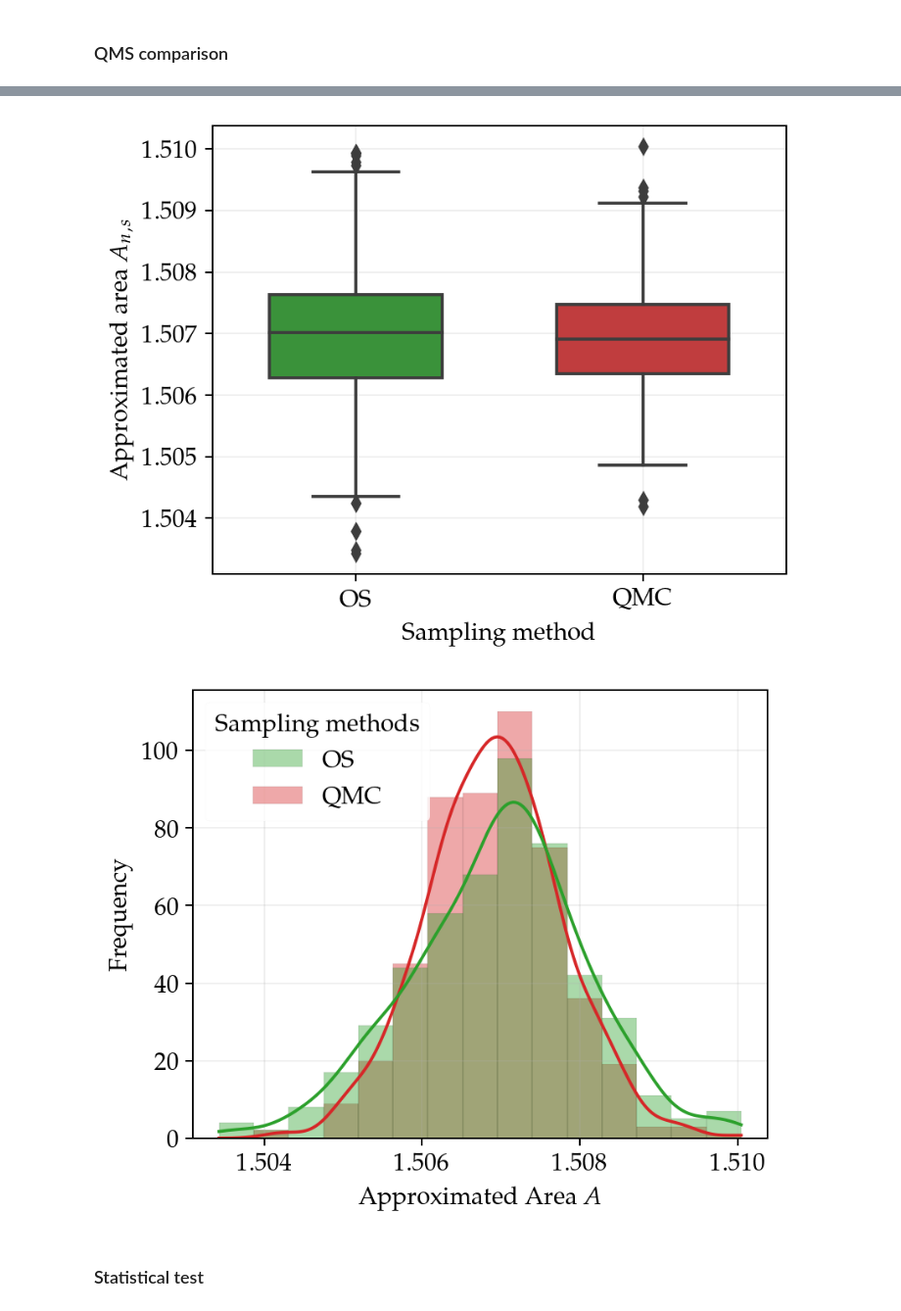
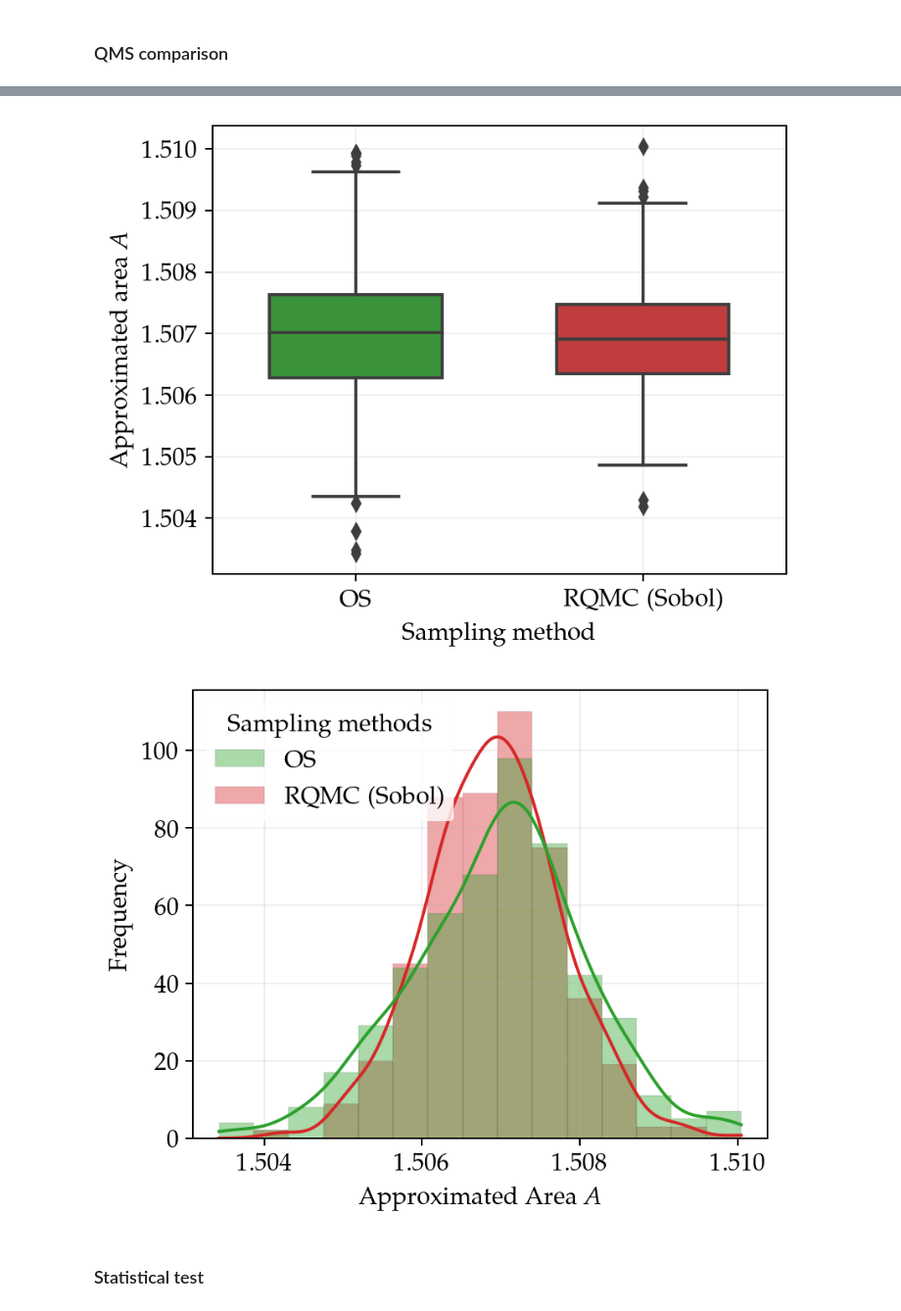
Before and after one commit to soudy/stoch-simulation-assignment1, a Jupyter notebook: notebooks/Mandelbrot_Monte_Carlo.ipynb, the cells around one changed output, grey strips where cells are left out. Shown at 98% size. Saved outputs shown, nothing was run; the diff lists cells and outputs as text; code cells hidden in the pictures.

Commit message:
Sobol plots

```diff
--- a/notebooks/Mandelbrot_Monte_Carlo.ipynb
+++ b/notebooks/Mandelbrot_Monte_Carlo.ipynb
@@ -37,7 +37,7 @@ mpl.rcParams["figure.dpi"] = 180
 mpl.rcParams["legend.fontsize"] = 12
 mpl.rcParams["font.size"] = 12
 
-TEX_PLOTS = False
+TEX_PLOTS = True
 
 if TEX_PLOTS:
     plt.rc("text", usetex=True)
@@ -677,16 +677,16 @@ fig = plt.figure(figsize=(5, 4))
 Values_OS = np.array(Approx_areas_list_OS_Av_est_2_power)
 Values_QMS = np.array(Approx_areas_list_QMS_av_est_2_power)
 Data_OS = np.array([np.repeat("OS", len(Values_OS)), Values_OS])
-Data_QMS = np.array([np.repeat("QMC", len(Values_QMS)), Values_QMS])
+Data_QMS = np.array([np.repeat("RQMC (Sobol)", len(Values_QMS)), Values_QMS])
 Data = np.concatenate([Data_OS, Data_QMS], axis = 1)
 
 df_qmc = pd.DataFrame(Data.T, columns = ["Sampling methods", "Approximated Area"])
 df_qmc = df_qmc.astype({"Approximated Area" : float})
 ax = sns.boxplot(x="Sampling methods", y="Approximated Area",  data=df_qmc, width = 0.6, zorder=3,
-                 palette={"OS": "tab:green", "QMC": "tab:red"})
+                 palette={"OS": "tab:green", "RQMC (Sobol)": "tab:red"})
 plt.grid(alpha = 0.2, zorder=0)
 ax.set_axisbelow(True)
-plt.ylabel("Approximated area $A_{n,s}$")
+plt.ylabel("Approximated area $A$")
 plt.xlabel("Sampling method")
 
 if TEX_PLOTS:
@@ -694,21 +694,21 @@ if TEX_PLOTS:
 
 plt.show()
 # %% [output]
-[figure, old version]
+[figure, new version]
 # %%
 fig = plt.figure(figsize=(5, 4))
 plt.grid(alpha = 0.2)
 sns.set_context(rc = {'patch.linewidth': 0.03})
 sns.histplot(data = df_qmc, hue="Sampling methods", x="Approximated Area", alpha=0.4, kde = True,
-             palette={"OS": "tab:green", "QMC": "tab:red"}, bins=15)
+             palette={"OS": "tab:green", "RQMC (Sobol)": "tab:red"}, bins=15)
 plt.ylabel("Frequency")
 plt.xlabel("Approximated Area $A$")
 
 if TEX_PLOTS:
     plt.savefig('figures/dist_qmc_differences.pdf',  bbox_inches='tight')
 plt.show()
 # %% [output]
-[figure, old version]
+[figure, new version]
 # %% [markdown]
 ### Statistical test
 # %%
```
Also changed, not shown: parts of 6 cells of this notebook, 10 other files.
